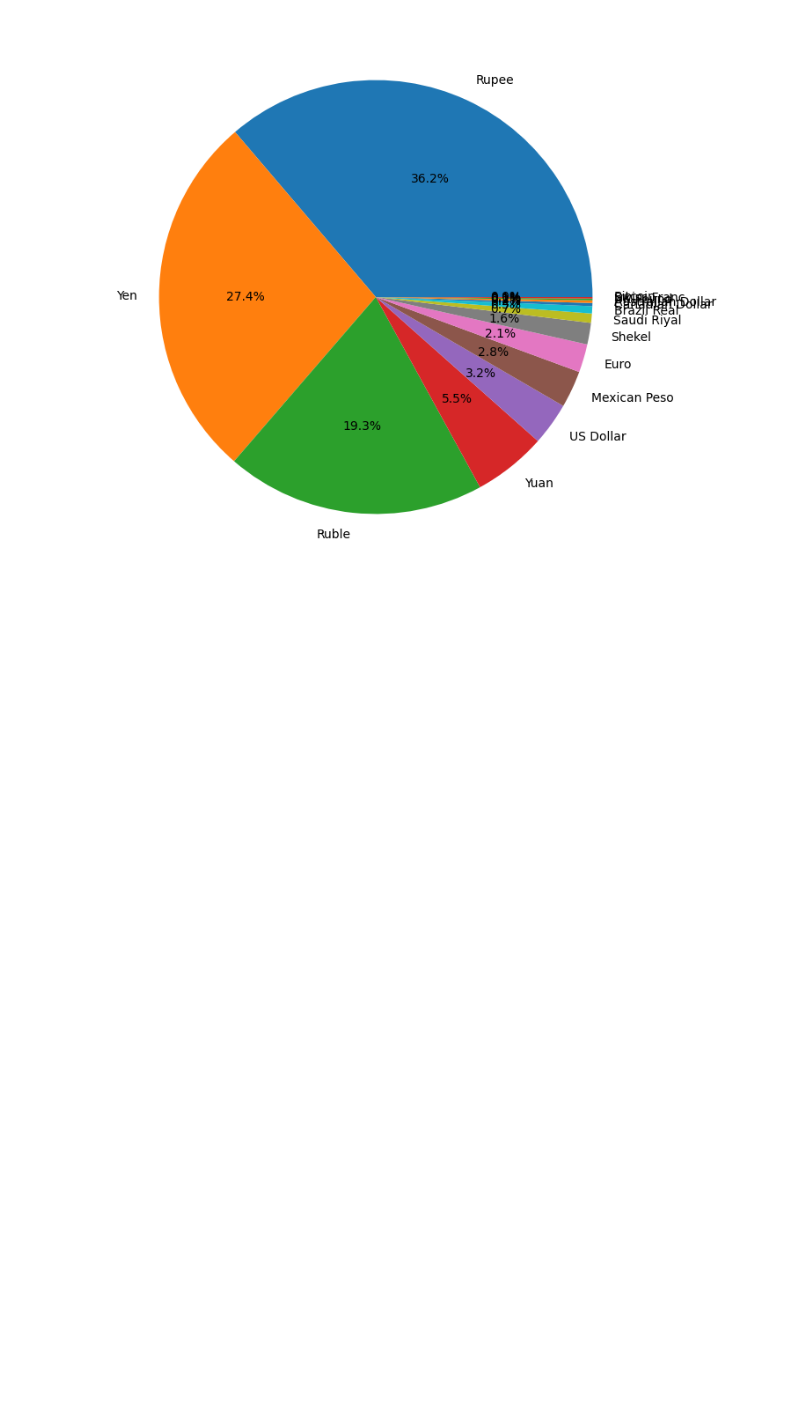
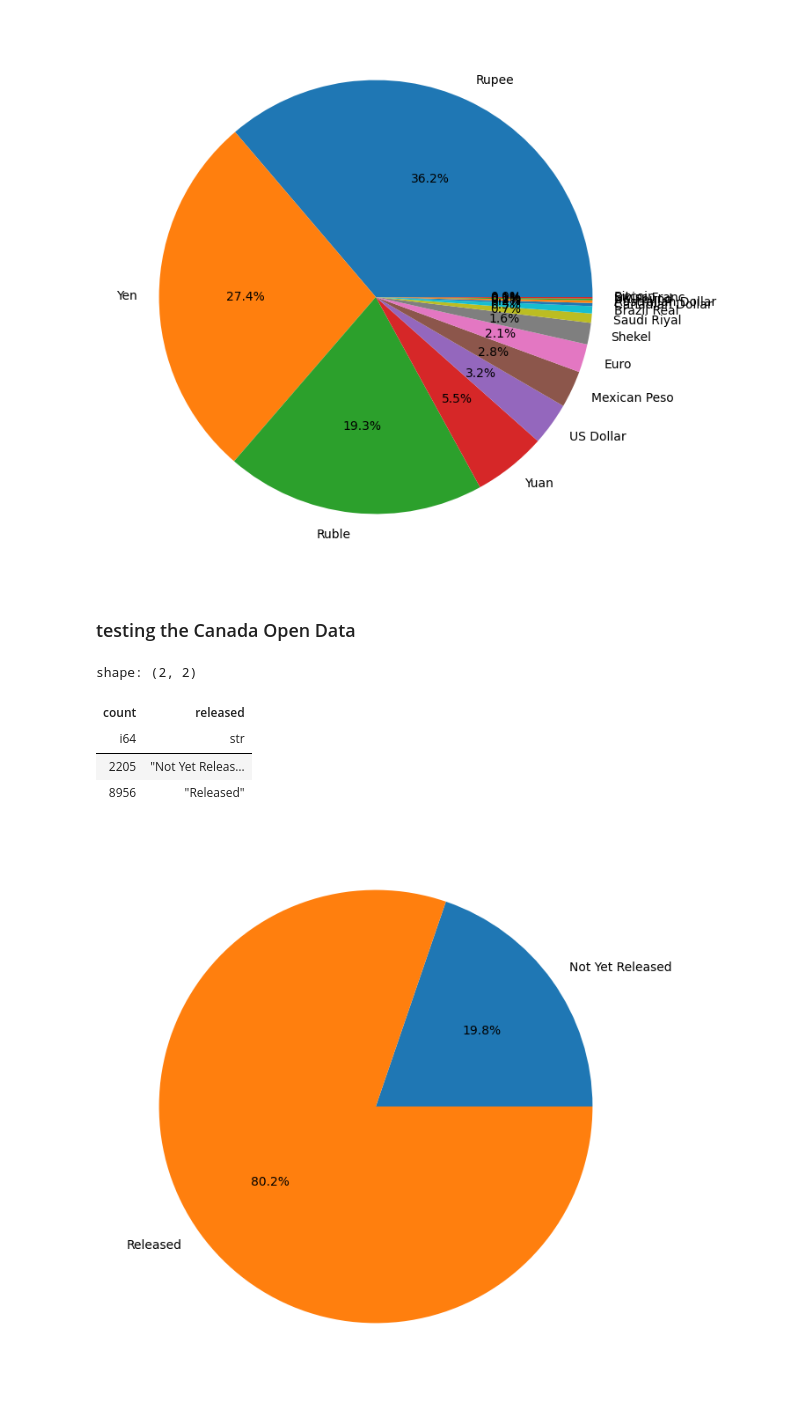
Before and after one commit to jayhuang75/duckdb_demo, a Jupyter notebook: duckdb_aml_demo.ipynb, the cells around one changed output. Drawn from its saved outputs; the diff is of its cells as text; code cells hidden in the pictures; blank space fills up the shorter version.

Commit message:
update demo for open data analysis

```diff
--- a/duckdb_aml_demo.ipynb
+++ b/duckdb_aml_demo.ipynb
@@ -111,3 +111,33 @@ shape: (15, 2)
 | 2.6438e10 | "Swiss Franc" |
 | 1.4183e6 | "Bitcoin" |
 [figure]
+# %% [markdown]
+### testing the Canada Open Data
+# %%
+import duckdb
+import polars as pl
+import matplotlib.pyplot as plt
+
+con = duckdb.connect('db/cdn_open_data.db')
+
+duckdb_to_arrow = con.query("""
+SELECT count(*) - count(date_released) as 'count', 'Not Yet Released' as released FROM inventory union select count(date_released), 'Released' as released from inventory;""").arrow()
+polars_df = pl.DataFrame(duckdb_to_arrow)
+
+display(polars_df)
+
+# polars_df
+plt.figure(figsize=(8,8))
+
+# plot a Pie Chart for Registration Price column with label Car column
+plt.pie(polars_df["count"], labels = polars_df["released"], autopct='%1.1f%%')
+plt.show()
+
+con.close()
+# %% [output]
+shape: (2, 2)
+| count | released |
+| i64 | str |
+| 2205 | "Not Yet Releas… |
+| 8956 | "Released" |
+[figure, added]
```
Also changed, not shown: 1 other file.
